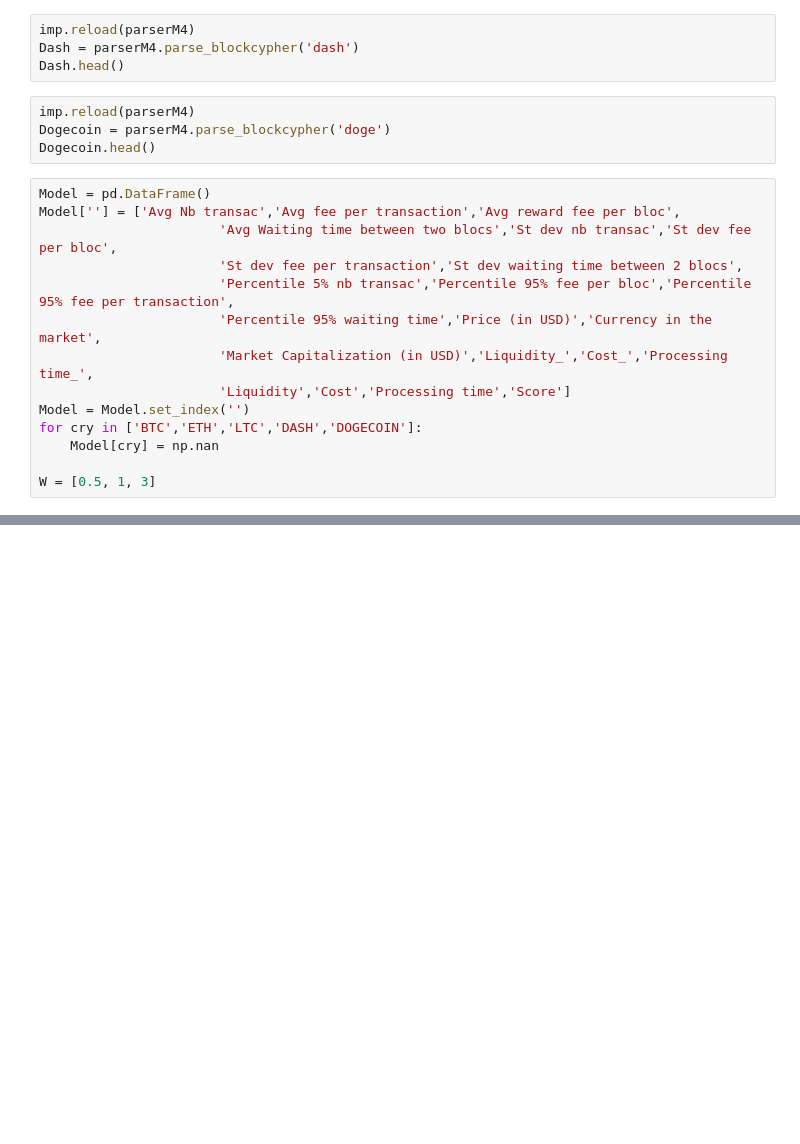
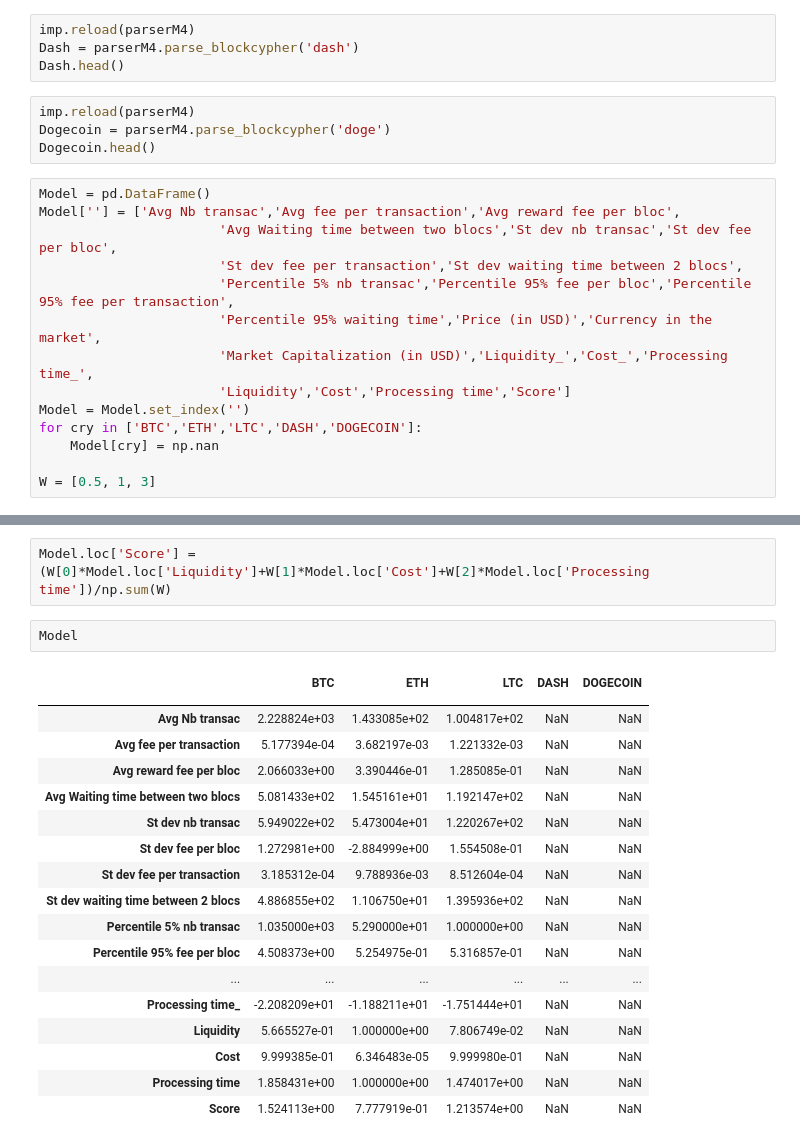
Before and after one commit to alexattia/Math4Business, a Jupyter notebook: Model_Score.ipynb, the cells around one changed output, grey strips where cells are left out. Saved outputs shown, nothing was run; the diff lists cells and outputs as text; blank space fills up the shorter version.

```diff
--- a/Model_Score.ipynb
+++ b/Model_Score.ipynb
@@ -191,0 +219,23 @@ Model
+# %%
+Model.loc['Score'] = (W[0]*Model.loc['Liquidity']+W[1]*Model.loc['Cost']+W[2]*Model.loc['Processing time'])/np.sum(W)
+# %%
+Model
+# %% [output]
+|  | BTC | ETH | LTC | DASH | DOGECOIN |
+|  |  |  |  |  |  |
+| Avg Nb transac | 2.228824e+03 | 1.433085e+02 | 1.004817e+02 | NaN | NaN |
+| Avg fee per transaction | 5.177394e-04 | 3.682197e-03 | 1.221332e-03 | NaN | NaN |
+| Avg reward fee per bloc | 2.066033e+00 | 3.390446e-01 | 1.285085e-01 | NaN | NaN |
+| Avg Waiting time between two blocs | 5.081433e+02 | 1.545161e+01 | 1.192147e+02 | NaN | NaN |
+| St dev nb transac | 5.949022e+02 | 5.473004e+01 | 1.220267e+02 | NaN | NaN |
+| St dev fee per bloc | 1.272981e+00 | -2.884999e+00 | 1.554508e-01 | NaN | NaN |
+| St dev fee per transaction | 3.185312e-04 | 9.788936e-03 | 8.512604e-04 | NaN | NaN |
+| St dev waiting time between 2 blocs | 4.886855e+02 | 1.106750e+01 | 1.395936e+02 | NaN | NaN |
+| Percentile 5% nb transac | 1.035000e+03 | 5.290000e+01 | 1.000000e+00 | NaN | NaN |
+| Percentile 95% fee per bloc | 4.508373e+00 | 5.254975e-01 | 5.316857e-01 | NaN | NaN |
+| ... | ... | ... | ... | ... | ... |
+| Processing time_ | -2.208209e+01 | -1.188211e+01 | -1.751444e+01 | NaN | NaN |
+| Liquidity | 5.665527e-01 | 1.000000e+00 | 7.806749e-02 | NaN | NaN |
+| Cost | 9.999385e-01 | 6.346483e-05 | 9.999980e-01 | NaN | NaN |
+| Processing time | 1.858431e+00 | 1.000000e+00 | 1.474017e+00 | NaN | NaN |
+| Score | 1.524113e+00 | 7.777919e-01 | 1.213574e+00 | NaN | NaN |
```
Also changed, not shown: parts of 11 cells of this notebook, 1 other file.
